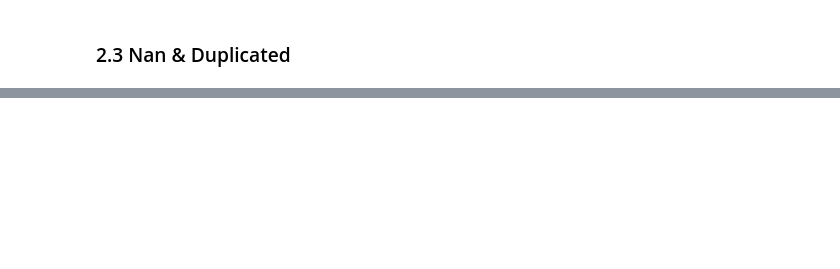
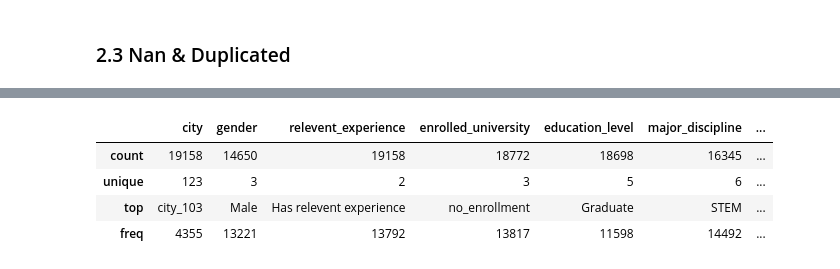
Before and after one commit to AlexandreGazagnes/about-mlflow, a Jupyter notebook: 00_Data_Exploration.ipynb, the cells around one changed output, grey strips where cells are left out. Drawn from its saved outputs; the diff is of its cells as text; code cells hidden in the pictures; blank space fills up the shorter version.

```diff
--- a/00_Data_Exploration.ipynb
+++ b/00_Data_Exploration.ipynb
@@ -101,0 +254,8 @@ df.enrollee_id.duplicated().sum()
+# %%
+df.describe(include=object)
+# %% [output]
+|  | city | gender | relevent_experience | enrolled_university | education_level | major_discipline | ... |
+| count | 19158 | 14650 | 19158 | 18772 | 18698 | 16345 | ... |
+| unique | 123 | 3 | 2 | 3 | 5 | 6 | ... |
+| top | city_103 | Male | Has relevent experience | no_enrollment | Graduate | STEM | ... |
+| freq | 4355 | 13221 | 13792 | 13817 | 11598 | 14492 | ... |
```
Also changed, not shown: parts of 21 cells of this notebook.
